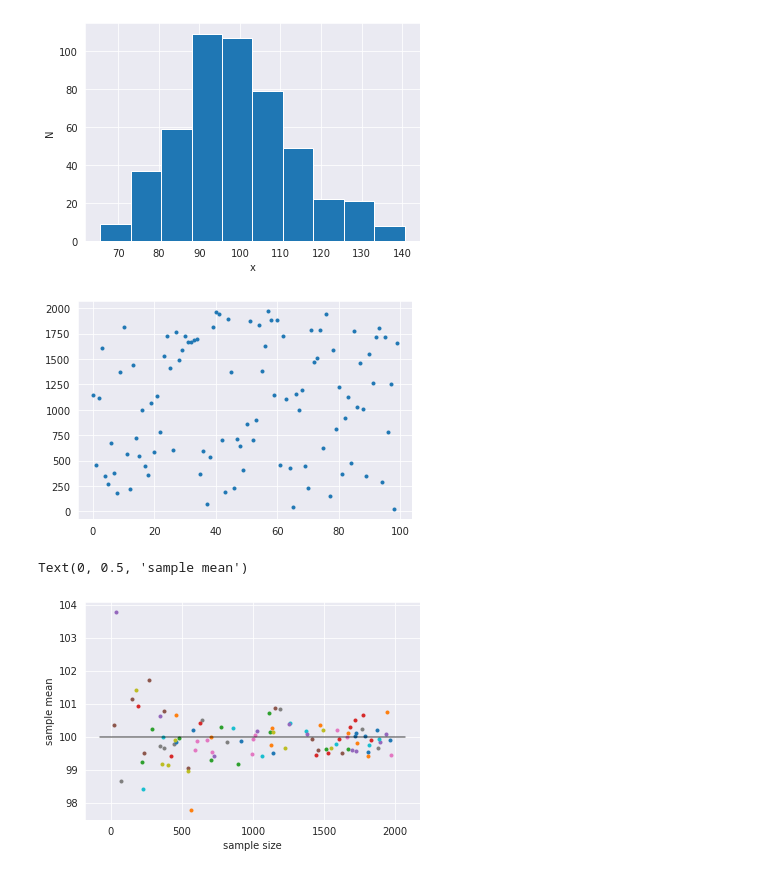
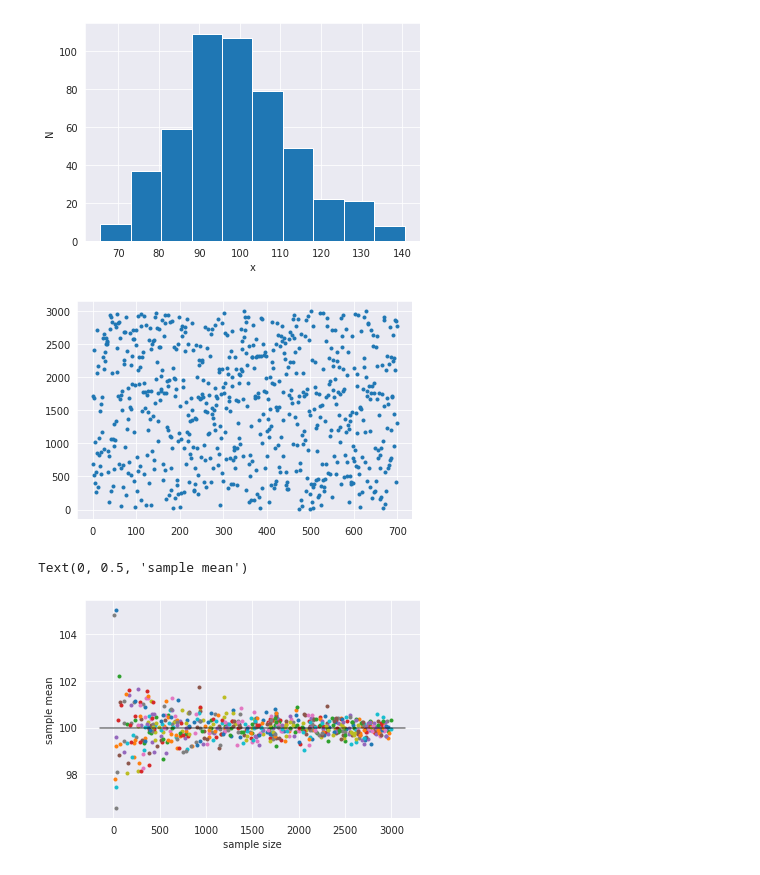
Before and after one commit to massimocipressi/MLPNS_MCipressi, a Jupyter notebook: Central_limit_theorem.ipynb, the cells around one changed output. Cells and saved outputs as stored; diff of their text form; code cells hidden in the pictures.

```diff
--- a/Central_limit_theorem.ipynb
+++ b/Central_limit_theorem.ipynb
@@ -27,11 +27,11 @@ Text(0.5, 0, 'x')
 [figure]
 # %%
 #scegliamo 100 size fra 10 e 2000 (qui facciamo da 0, correggere)
-mysize = (np.random.rand(100)*2000).astype(int) #sarebbero continui li voglio int perché sono size
+mysize = (np.random.rand(700)*3000).astype(int) #sarebbero continui li voglio int perché sono size
 mysize[mysize<10]=10
 pl.plot(mysize,'.');
 # %% [output]
-[figure, old version]
+[figure, new version]
 # %%
 for s in mysize:
   mydist[s] = np.random.chisquare(mymean,size=s) #così ho tutte le sample e le posso chiamare per nome
@@ -53,4 +53,4 @@ ax.set_ylabel("sample mean")
 #eventualmente fare fit
 # %% [output]
 Text(0, 0.5, 'sample mean')
-[figure, old version]
+[figure, new version]
```
